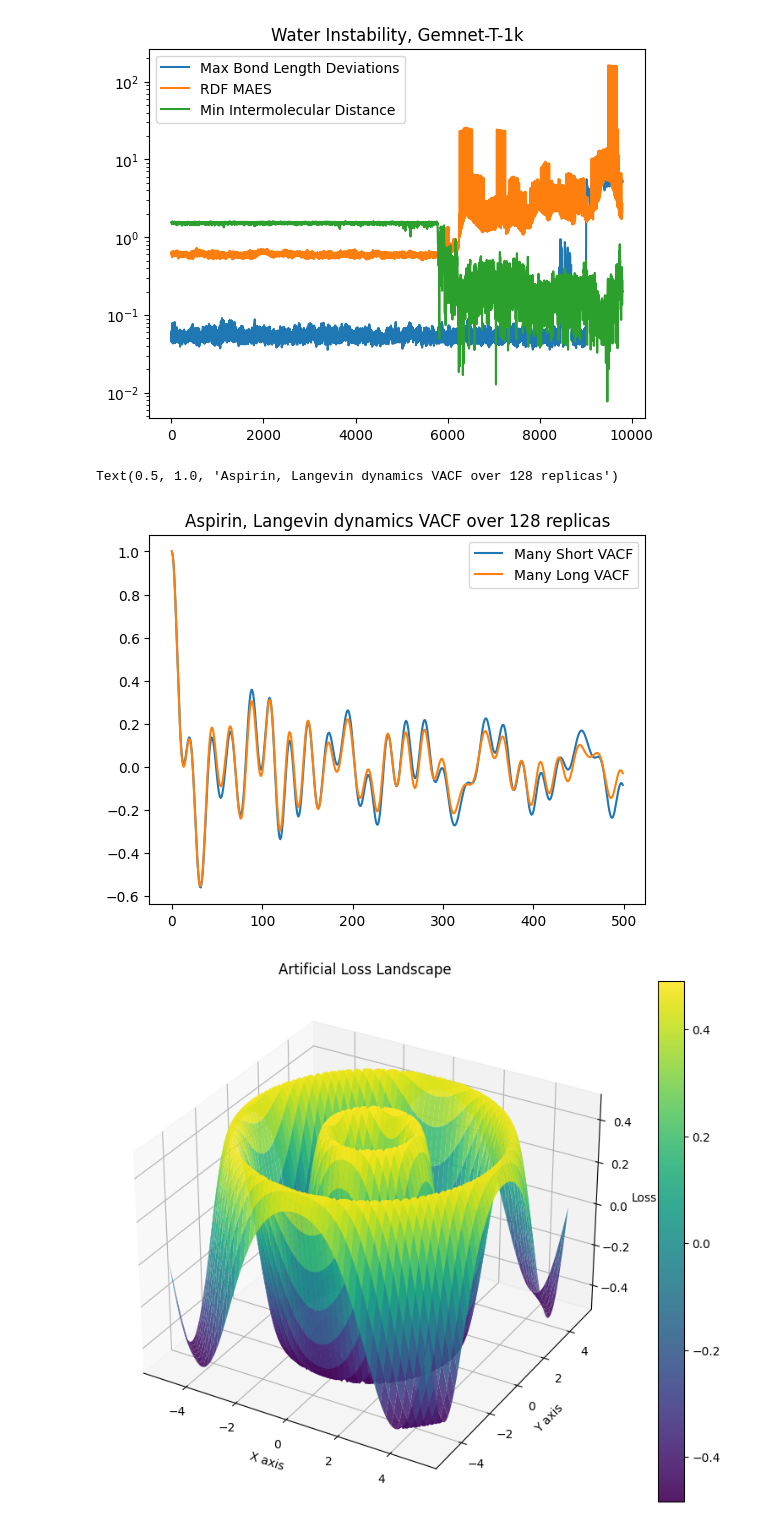
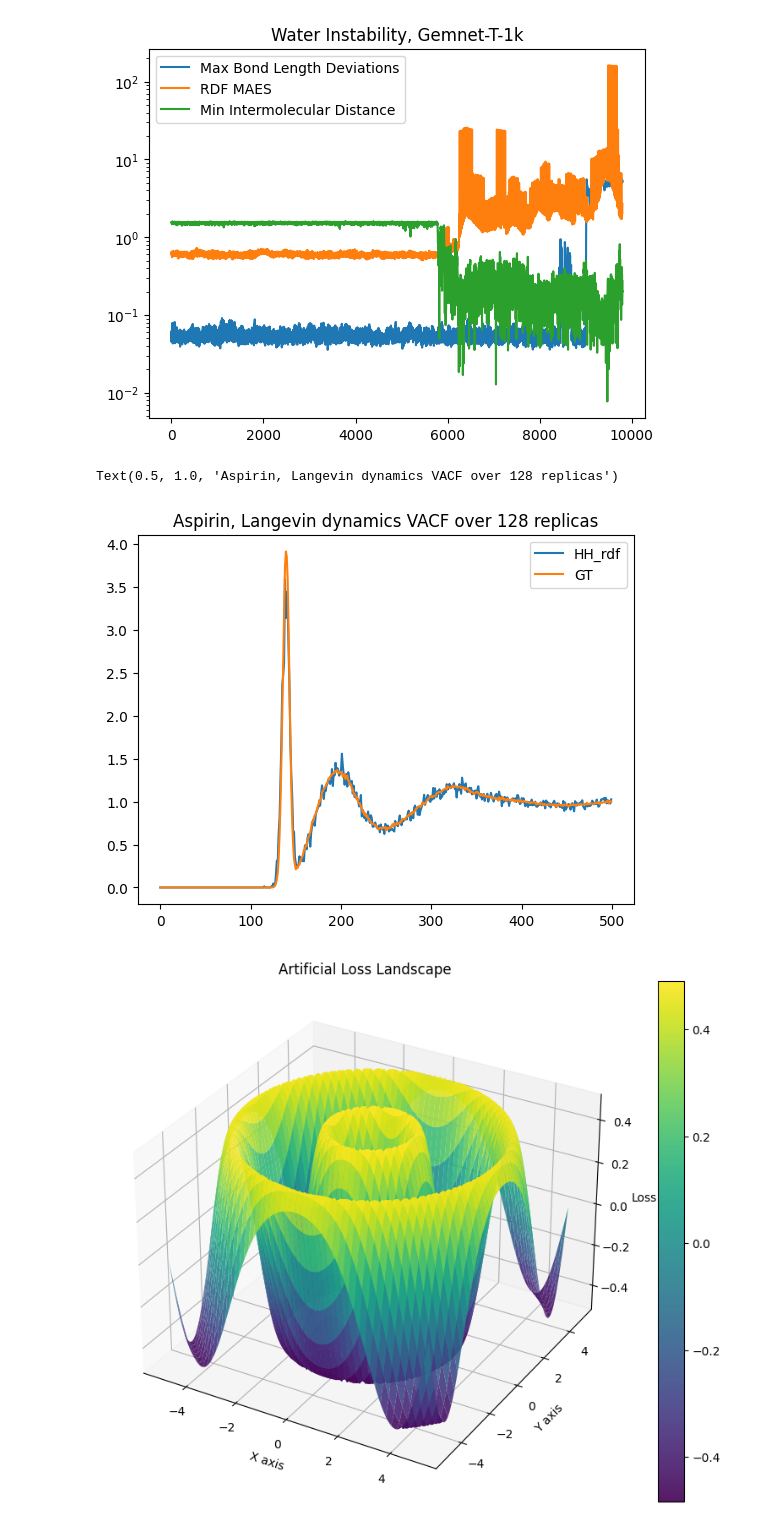
Before and after one commit to jeevster/implicit-md, a Jupyter notebook: Untitled.ipynb, the cells around one changed output. Saved outputs shown, nothing was run; the diff lists cells and outputs as text; code cells hidden in the pictures.

```diff
--- a/Untitled.ipynb
+++ b/Untitled.ipynb
@@ -65,20 +65,17 @@ Text(0.5, 1.0, 'Water Instability, Gemnet-T-1k')
 # %%
 import numpy as np
 import matplotlib.pyplot as plt
 
-vacf_long = np.load("/home/sanjeevr/implicit-md/mean_vacf.npy")
-vacf_short = np.load("/home/sanjeevr/implicit-md/mean_short_vacf.npy")
-vacf_single_long = np.load("/home/sanjeevr/implicit-md/single_vacf.npy")
-gt_vacf = np.load('/home/sanjeevr/implicit-md/results_nnip_continuous_new/IMPLICIT_schnet_aspirin_TEST/gt_vacf.npy')
-plt.plot(vacf_short, label = "Many Short VACF")
-plt.plot(vacf_long, label = "Many Long VACF")
-#plt.plot(vacf_single_long, label = "Single Long VACF")
-#plt.plot(gt_vacf, label = "GT VACF")
+gt_rdf = np.load("/home/sanjeevr/implicit-md/results_water/IMPLICIT_gemnet_t_water_TEST_imd_metric_lr=0.001_efweight=0/inference/pre/gt_HH_rdf.npy")
+rdf = np.load("/home/sanjeevr/implicit-md/results_water/IMPLICIT_gemnet_t_water_TEST_imd_metric_lr=0.001_efweight=0/inference/pre/final_HH_rdf.npy")[0]
+
+plt.plot(rdf, label = "HH_rdf")
+plt.plot(gt_rdf, label = "GT")
 plt.legend()
 plt.title("Aspirin, Langevin dynamics VACF over 128 replicas")
 # %% [output]
 Text(0.5, 1.0, 'Aspirin, Langevin dynamics VACF over 128 replicas')
-[figure, old version]
+[figure, new version]
 # %%
 import numpy as np
 import matplotlib.pyplot as plt
```
Also changed, not shown: 1 other file.
